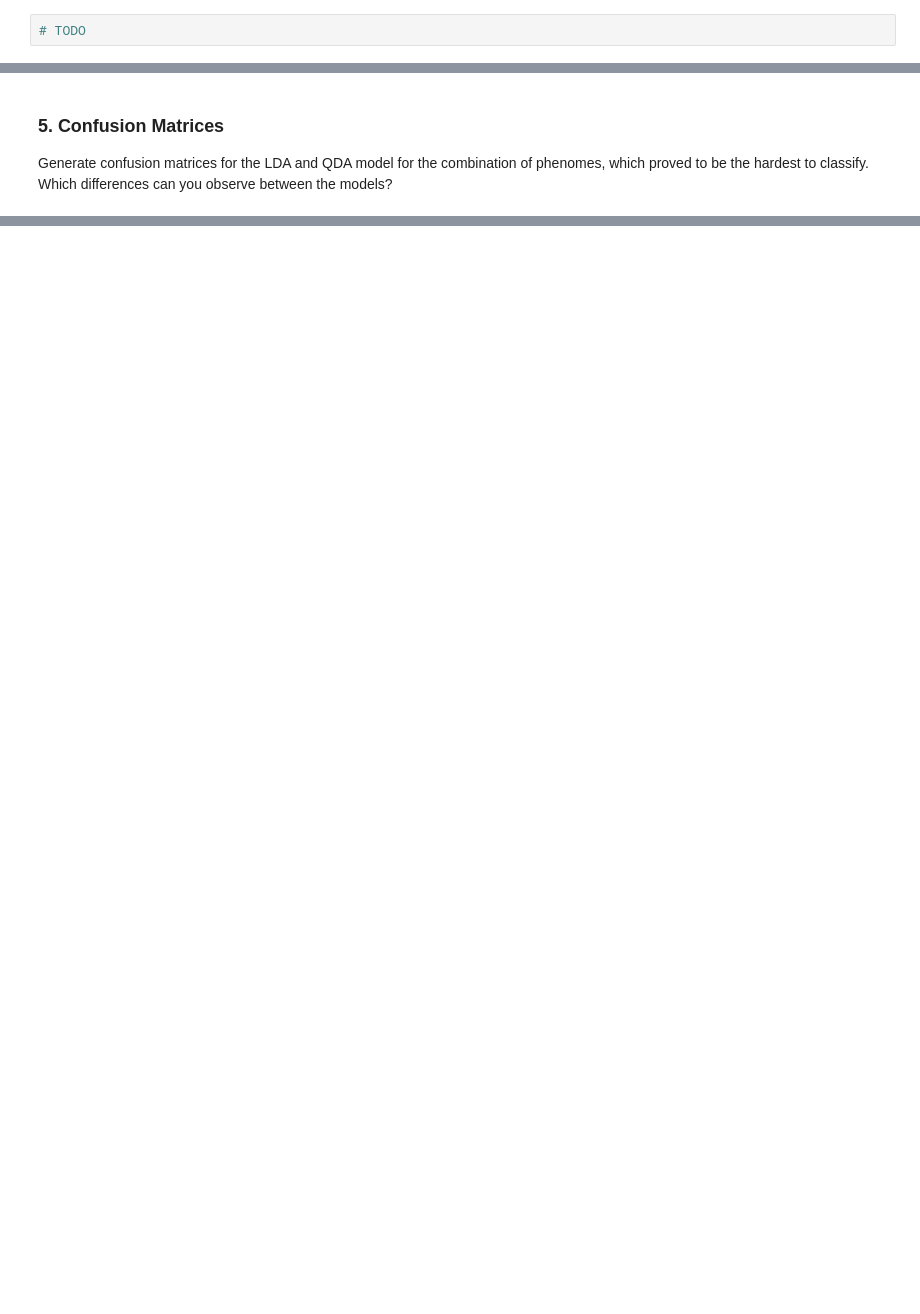
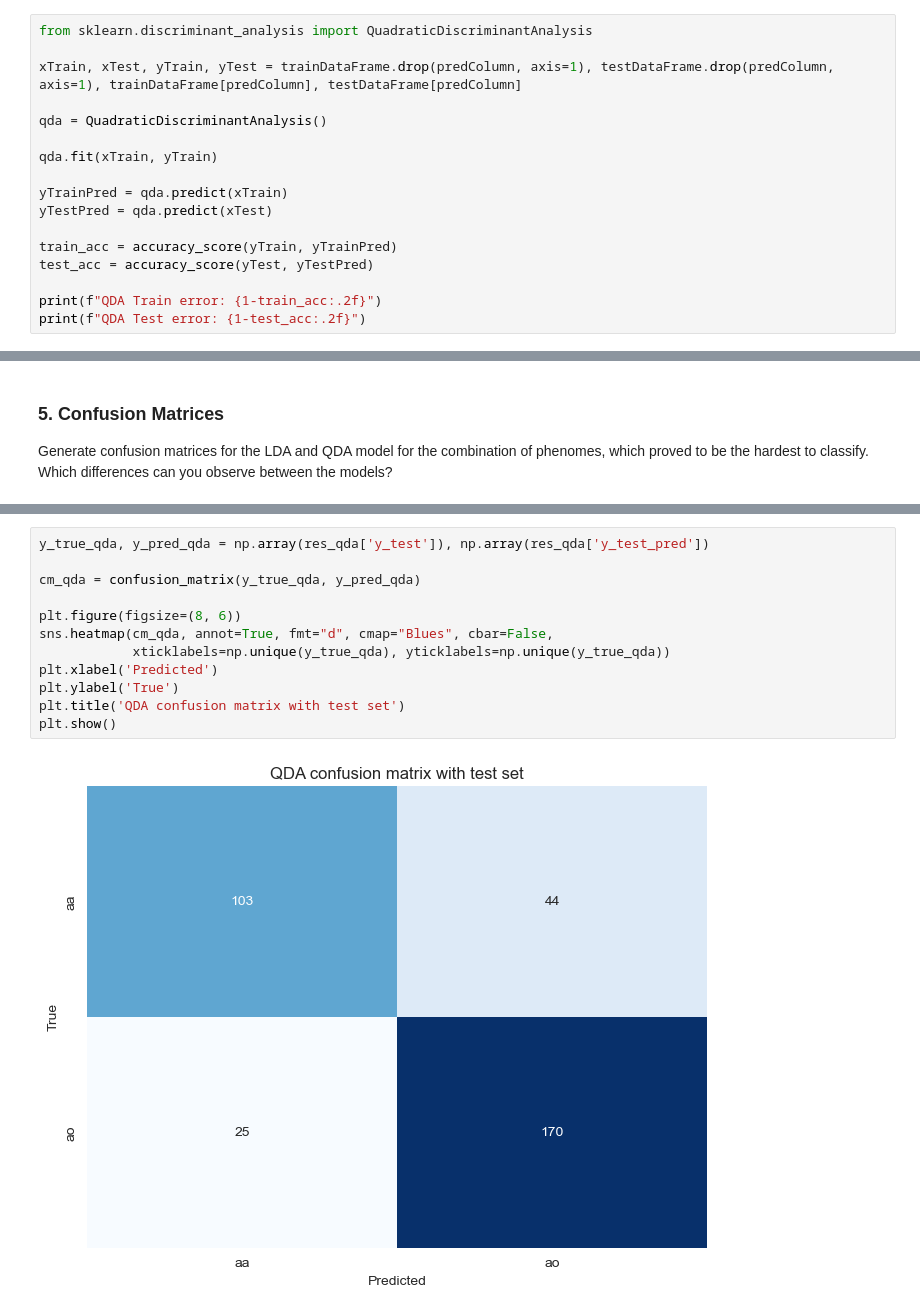
Before and after one commit to enorenio/hws_ws23, a Jupyter notebook: eml_hw_2/Practical_Problem_1.ipynb, the cells around one changed output, grey strips where cells are left out. Saved outputs shown, nothing was run; the diff lists cells and outputs as text; blank space fills up the shorter version.

```diff
--- a/eml_hw_2/Practical_Problem_1.ipynb
+++ b/eml_hw_2/Practical_Problem_1.ipynb
@@ -28,2 +172,17 @@ Repeat steps (2) and (4) using QDA and report your findings. What model do you p
 # %%
-# TODO
+from sklearn.discriminant_analysis import QuadraticDiscriminantAnalysis
+
+xTrain, xTest, yTrain, yTest = trainDataFrame.drop(predColumn, axis=1), testDataFrame.drop(predColumn, axis=1), trainDataFrame[predColumn], testDataFrame[predColumn]
+
+qda = QuadraticDiscriminantAnalysis()
+
+qda.fit(xTrain, yTrain)
+
+yTrainPred = qda.predict(xTrain)
+yTestPred = qda.predict(xTest)
+
+train_acc = accuracy_score(yTrain, yTrainPred)
+test_acc = accuracy_score(yTest, yTestPred)
+
+print(f"QDA Train error: {1-train_acc:.2f}")
+print(f"QDA Test error: {1-test_acc:.2f}")
@@ -34,0 +297,14 @@ Generate confusion matrices for the LDA and QDA model for the combination of phe
+# %%
+y_true_qda, y_pred_qda = np.array(res_qda['y_test']), np.array(res_qda['y_test_pred'])
+
+cm_qda = confusion_matrix(y_true_qda, y_pred_qda)
+
+plt.figure(figsize=(8, 6))
+sns.heatmap(cm_qda, annot=True, fmt="d", cmap="Blues", cbar=False,
+            xticklabels=np.unique(y_true_qda), yticklabels=np.unique(y_true_qda))
+plt.xlabel('Predicted')
+plt.ylabel('True')
+plt.title('QDA confusion matrix with test set')
+plt.show()
+# %% [output]
+[figure, added]
```
Also changed, not shown: parts of 17 cells of this notebook, 1 other file.
